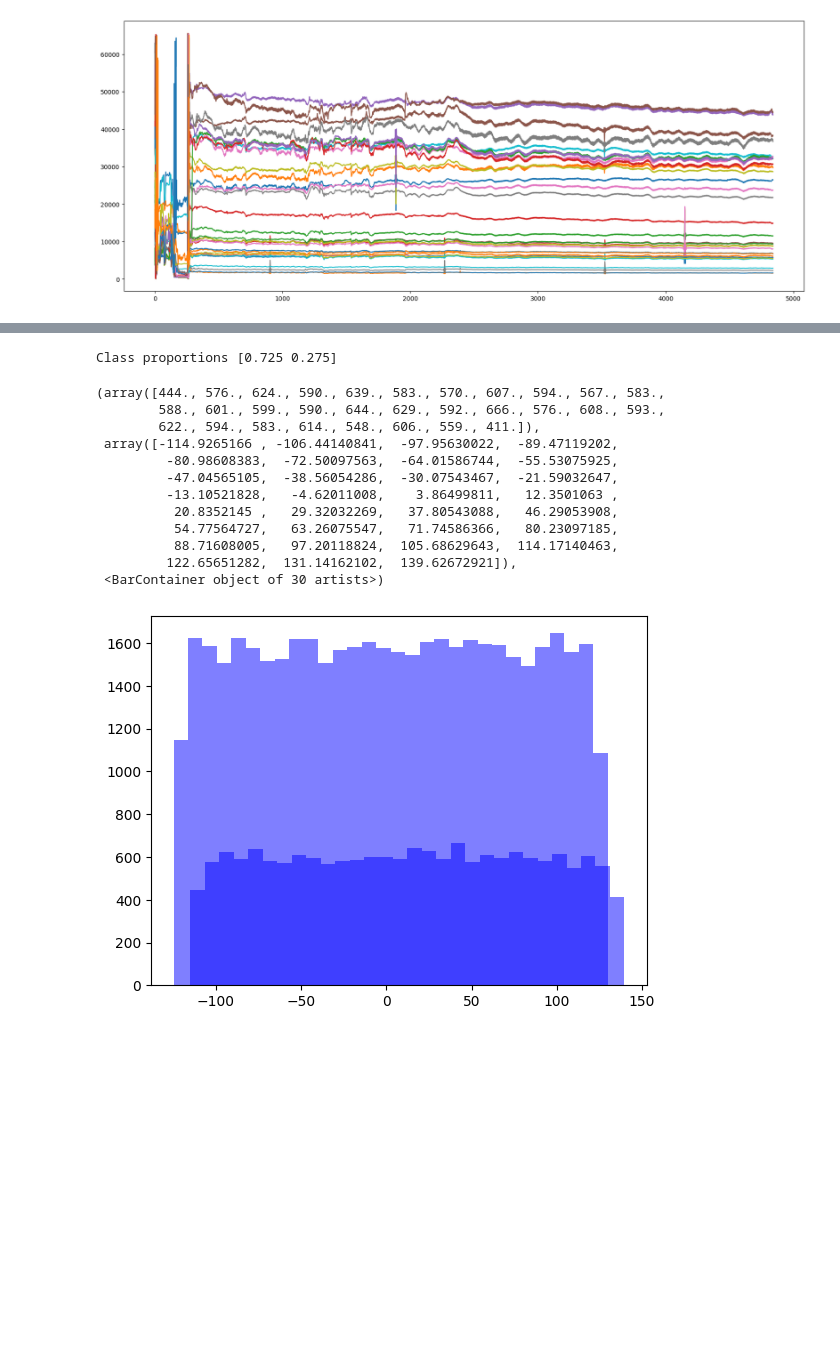
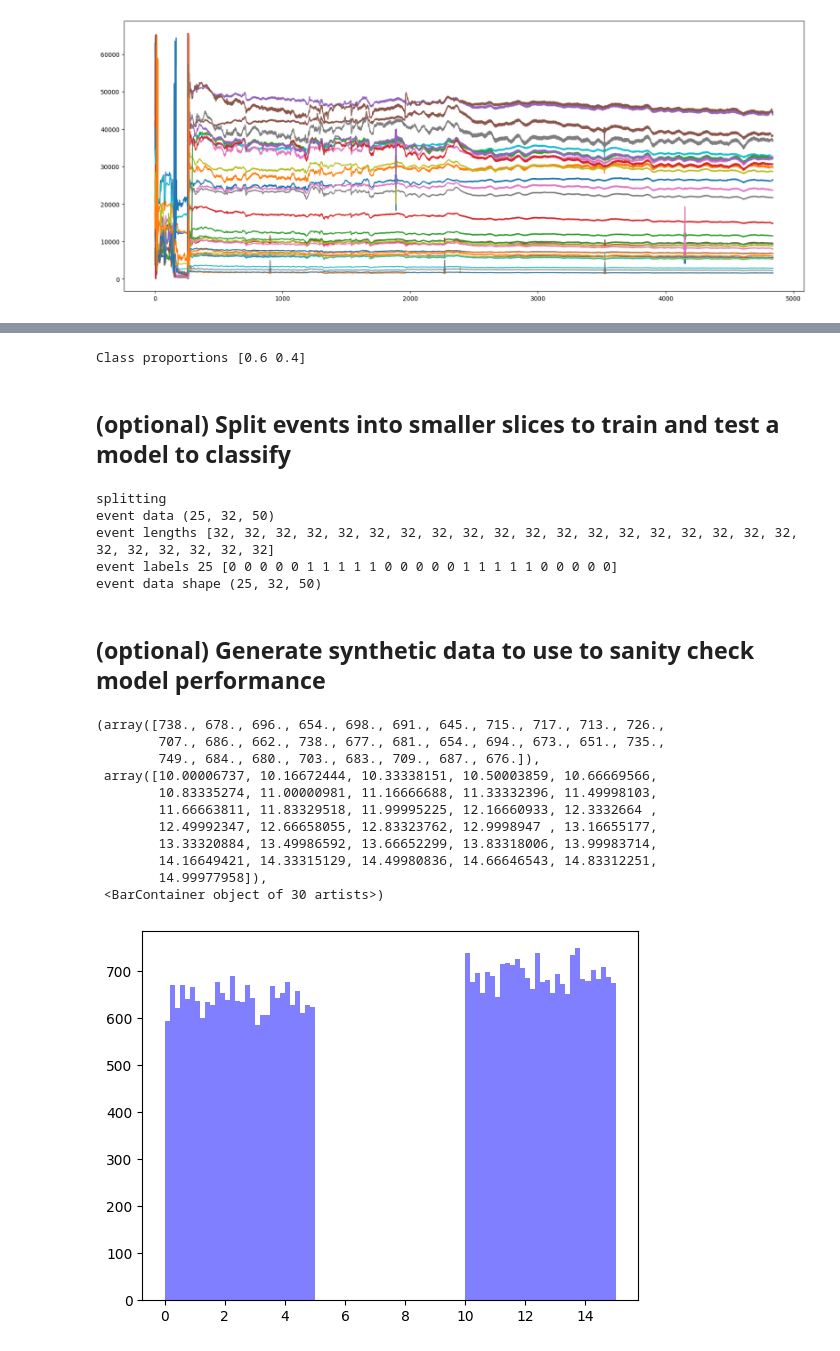
Before and after one commit to neural-imagery/signal-classifier, a Jupyter notebook: train.ipynb, the cells around one changed output, grey strips where cells are left out. Saved outputs shown, nothing was run; the diff lists cells and outputs as text; code cells hidden in the pictures; blank space fills up the shorter version.

```diff
--- a/train.ipynb
+++ b/train.ipynb
@@ -110,0 +103,9 @@ benchnirs event data shape (40, 32, 50)
+# %%
+print("event data epochs, channels, timesteps", len(event_data), len(event_data[0]), len(event_data[0][0]))
+print("event lengths", [event.shape[1] for event in event_data])
+
+event_data = np.stack(event_data)
+print("stacked shape", event_data.shape)
+
+#Alternating binary labels for each consecutive event (0, 1, 0, 1, ...).
+event_labels = np.resize([0,1], len(event_data))
@@ -111,36 +116,67 @@ benchnirs event data shape (40, 32, 50)
 # %%
-print("Class proportions", np.bincount(benchnirs_event_labels)/len(benchnirs_event_labels))
+print("Class proportions", np.bincount(event_labels)/len(event_labels))
 # %% [output]
-Class proportions [0.725 0.275]
+Class proportions [0.6 0.4]
+# %% [markdown]
+## (optional) Split events into smaller slices to train and test a model to classify
+# %%
+print("splitting")
+#Split the event data into 5 second intervals (since signal is 10hz, that's 10*5=50 time steps)
+split_event_data = []
+split_event_labels = []
+n = 50
+for event, label in zip(event_data, event_labels):
+    num_parts = len(event[0]) // n
+    split_event_data.extend(np.split(event[:, :num_parts * n], num_parts, axis=1))
+    split_event_labels.extend([label] * num_parts)
+split_event_data = np.stack(split_event_data)
+split_event_labels = np.stack(split_event_labels)
+print("event data", split_event_data.shape)
+print("event lengths", [len(dat) for dat in split_event_data])
+print("event labels", len(split_event_labels), split_event_labels)
+event_data = split_event_data
+print("event data shape", event_data.shape)
+event_labels = split_event_labels
+# %% [output]
+splitting
+event data (25, 32, 50)
+event lengths [32, 32, 32, 32, 32, 32, 32, 32, 32, 32, 32, 32, 32, 32, 32, 32, 32, 32, 32, 32, 32, 32, 32, 32, 32]
+event labels 25 [0 0 0 0 0 1 1 1 1 1 0 0 0 0 0 1 1 1 1 1 0 0 0 0 0]
+event data shape (25, 32, 50)
+# %% [markdown]
+## (optional) Generate synthetic data to use to sanity check model performance
 # %%
+group_a_frac = .5
+group_a_n = round(len(event_data) * group_a_frac)
+group_b_n = len(event_data) - group_a_n
+synthetic_event_labels = np.array([0]*group_a_n + [1]*group_b_n)
+
 synthetic_events = []
-for event_label in split_event_labels:
+for event_label in synthetic_event_labels:
     if event_label == 0:
         synthetic_event = np.random.uniform(0,5, split_event_data.shape[1:])
     else:
         synthetic_event = np.random.uniform(10,15, split_event_data.shape[1:])
     synthetic_events.append(synthetic_event)
 synthetic_event_data = np.stack(synthetic_events)
 
-noise = (np.random.random(synthetic_event_data.shape) - np.array(.5)) * 250
+noise_scale = 0
+noise = (np.random.random(synthetic_event_data.shape) - np.array(.5)) * noise_scale
 synthetic_event_data += noise
 
-benchnirs_synthetic_event_data = get_benchnirs_format(synthetic_event_data)
-
-plt.hist(benchnirs_synthetic_event_data[benchnirs_event_labels == 0].flatten(), bins=30, alpha=0.5, label='class 0', color='blue')
-plt.hist(benchnirs_synthetic_event_data[benchnirs_event_labels == 1].flatten(), bins=30, alpha=0.5, label='class 1', color='blue')
+plt.hist(synthetic_event_data[synthetic_event_labels == 0].flatten(), bins=30, alpha=0.5, label='class 0', color='blue')
+plt.hist(synthetic_event_data[synthetic_event_labels == 1].flatten(), bins=30, alpha=0.5, label='class 1', color='blue')
 # %% [output]
-(array([444., 576., 624., 590., 639., 583., 570., 607., 594., 567., 583.,
-        588., 601., 599., 590., 644., 629., 592., 666., 576., 608., 593.,
-        622., 594., 583., 614., 548., 606., 559., 411.]),
- array([-114.9265166 , -106.44140841,  -97.95630022,  -89.47119202,
-         -80.98608383,  -72.50097563,  -64.01586744,  -55.53075925,
-         -47.04565105,  -38.56054286,  -30.07543467,  -21.59032647,
-         -13.10521828,   -4.62011008,    3.86499811,   12.3501063 ,
-          20.8352145 ,   29.32032269,   37.80543088,   46.29053908,
-          54.77564727,   63.26075547,   71.74586366,   80.23097185,
-          88.71608005,   97.20118824,  105.68629643,  114.17140463,
-         122.65651282,  131.14162102,  139.62672921]),
+(array([738., 678., 696., 654., 698., 691., 645., 715., 717., 713., 726.,
+        707., 686., 662., 738., 677., 681., 654., 694., 673., 651., 735.,
+        749., 684., 680., 703., 683., 709., 687., 676.]),
+ array([10.00006737, 10.16672444, 10.33338151, 10.50003859, 10.66669566,
+        10.83335274, 11.00000981, 11.16666688, 11.33332396, 11.49998103,
+        11.66663811, 11.83329518, 11.99995225, 12.16660933, 12.3332664 ,
+        12.49992347, 12.66658055, 12.83323762, 12.9998947 , 13.16655177,
+        13.33320884, 13.49986592, 13.66652299, 13.83318006, 13.99983714,
+        14.16649421, 14.33315129, 14.49980836, 14.66646543, 14.83312251,
+        14.99977958]),
  <BarContainer object of 30 artists>)
-[figure, old version]
+[figure, new version]
 # %%
```
Also changed, not shown: parts of 16 cells of this notebook, 4 other files.
